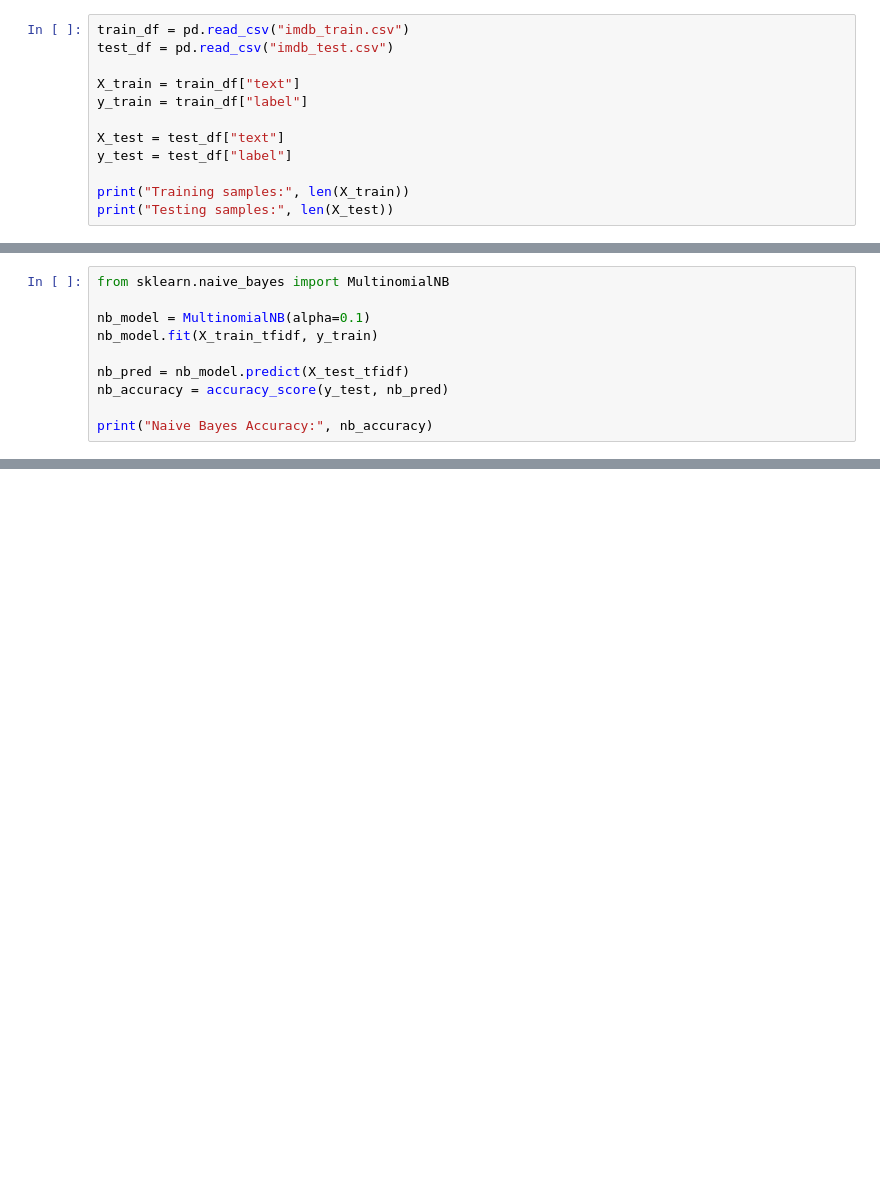
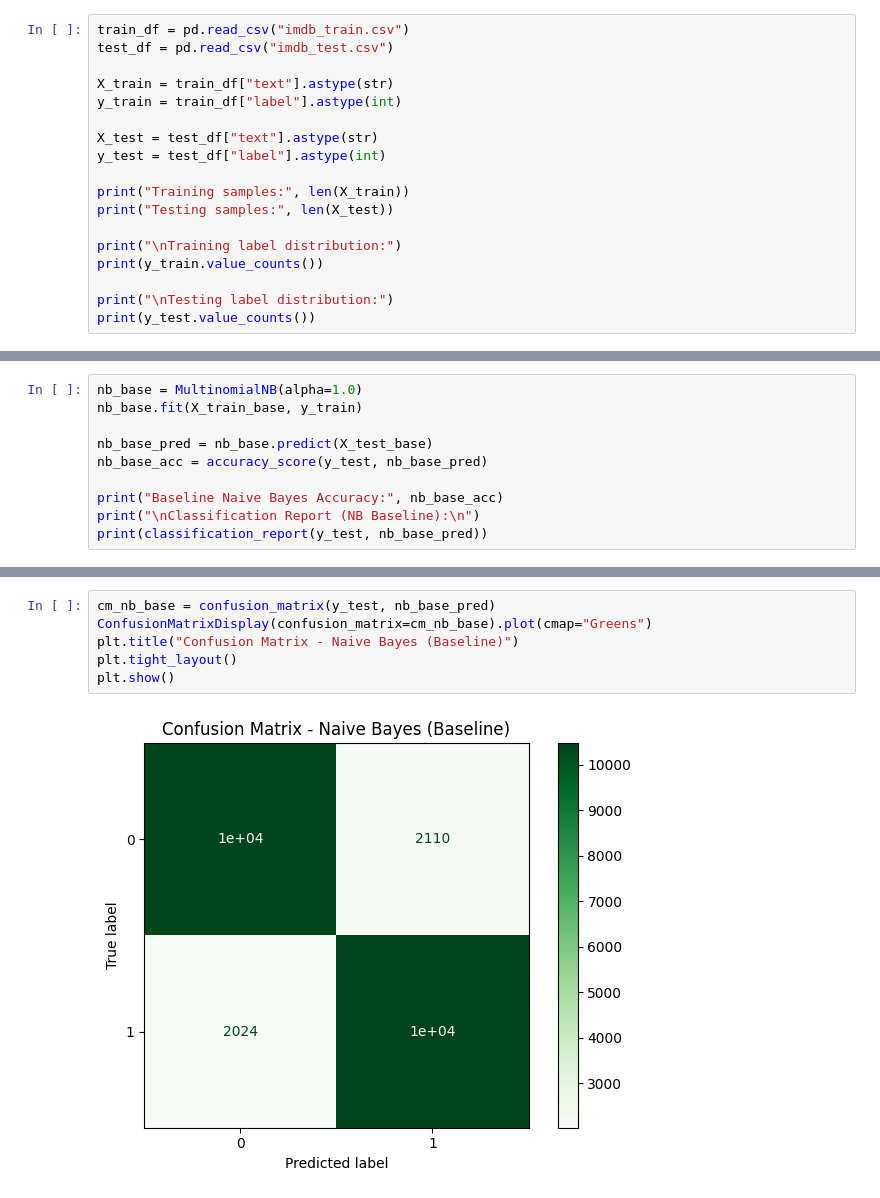
Before and after one commit to Bijay-sarumagar/imdb-sentiment-analysis, a Jupyter notebook: Coursework Machine learning .ipynb, the cells around one changed output, grey strips where cells are left out. Cells and saved outputs as stored; diff of their text form; blank space fills up the shorter version.

```diff
--- a/Coursework Machine learning .ipynb
+++ b/Coursework Machine learning .ipynb
@@ -14,14 +21,20 @@ import matplotlib.pyplot as plt
 train_df = pd.read_csv("imdb_train.csv")
 test_df = pd.read_csv("imdb_test.csv")
 
-X_train = train_df["text"]
-y_train = train_df["label"]
+X_train = train_df["text"].astype(str)
+y_train = train_df["label"].astype(int)
 
-X_test = test_df["text"]
-y_test = test_df["label"]
+X_test = test_df["text"].astype(str)
+y_test = test_df["label"].astype(int)
 
 print("Training samples:", len(X_train))
 print("Testing samples:", len(X_test))
+
+print("\nTraining label distribution:")
+print(y_train.value_counts())
+
+print("\nTesting label distribution:")
+print(y_test.value_counts())
 # %% [output]
 Training samples: 25000
 Testing samples: 25000
@@ -64,11 +107,11 @@ accuracy
 # %%
-from sklearn.naive_bayes import MultinomialNB
+nb_base = MultinomialNB(alpha=1.0)
+nb_base.fit(X_train_base, y_train)
 
-nb_model = MultinomialNB(alpha=0.1)
-nb_model.fit(X_train_tfidf, y_train)
+nb_base_pred = nb_base.predict(X_test_base)
+nb_base_acc = accuracy_score(y_test, nb_base_pred)
 
-nb_pred = nb_model.predict(X_test_tfidf)
-nb_accuracy = accuracy_score(y_test, nb_pred)
-
-print("Naive Bayes Accuracy:", nb_accuracy)
+print("Baseline Naive Bayes Accuracy:", nb_base_acc)
+print("\nClassification Report (NB Baseline):\n")
+print(classification_report(y_test, nb_base_pred))
 # %% [output]
@@ -76 +130,9 @@ Naive Bayes Accuracy: 0.84524
+# %%
+cm_nb_base = confusion_matrix(y_test, nb_base_pred)
+ConfusionMatrixDisplay(confusion_matrix=cm_nb_base).plot(cmap="Greens")
+plt.title("Confusion Matrix - Naive Bayes (Baseline)")
+plt.tight_layout()
+plt.show()
+# %% [output]
+[figure, added]
 # %% [markdown]
```
Also changed, not shown: parts of 26 cells of this notebook, 2 other files.
